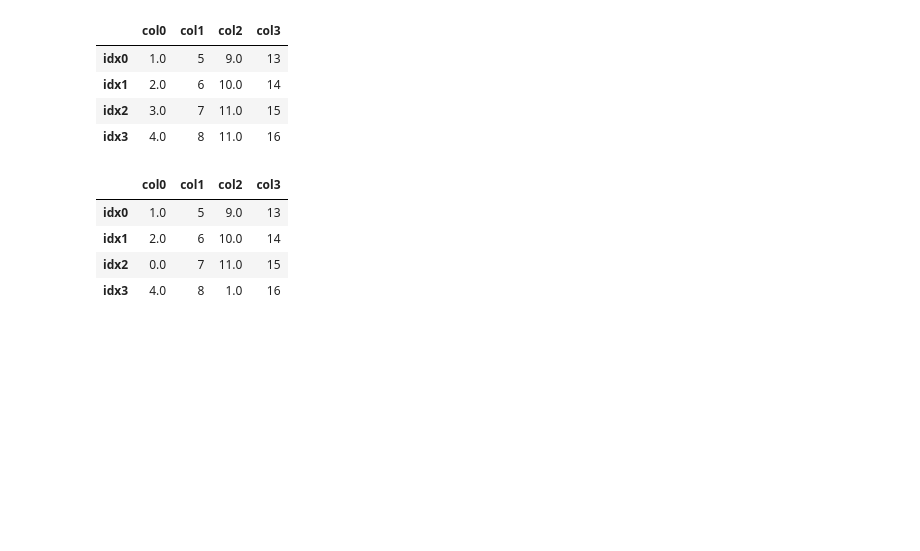
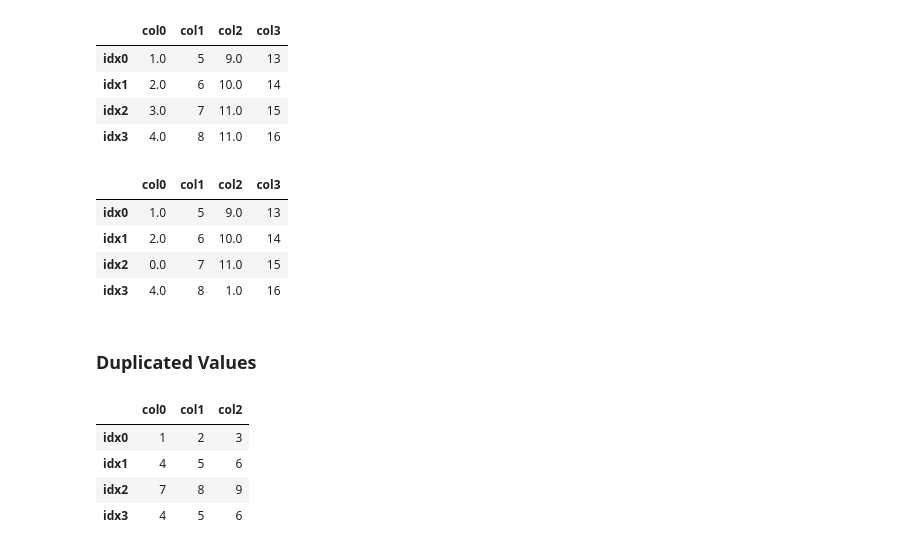
Before and after one commit to hc-sun/python-data-science, a Jupyter notebook: pandas.ipynb, the cells around one changed output. Saved outputs shown, nothing was run; the diff lists cells and outputs as text; code cells hidden in the pictures; blank space fills up the shorter version.

```diff
--- a/pandas.ipynb
+++ b/pandas.ipynb
@@ -356,3 +356,14 @@ df.fillna({'col0': 0, 'col2': 1})
 | idx1 | 2.0 | 6 | 10.0 | 14 |
 | idx2 | 0.0 | 7 | 11.0 | 15 |
 | idx3 | 4.0 | 8 | 1.0 | 16 |
+# %% [markdown]
+### Duplicated Values
+# %%
+df = pd.DataFrame([[1, 2, 3], [4, 5, 6], [7, 8, 9], [4, 5, 6]], columns=['col0', 'col1', 'col2'], index=['idx0', 'idx1', 'idx2', 'idx3'])
+df
+# %% [output]
+|  | col0 | col1 | col2 |
+| idx0 | 1 | 2 | 3 |
+| idx1 | 4 | 5 | 6 |
+| idx2 | 7 | 8 | 9 |
+| idx3 | 4 | 5 | 6 |
```
Also changed, not shown: parts of 5 cells of this notebook.
